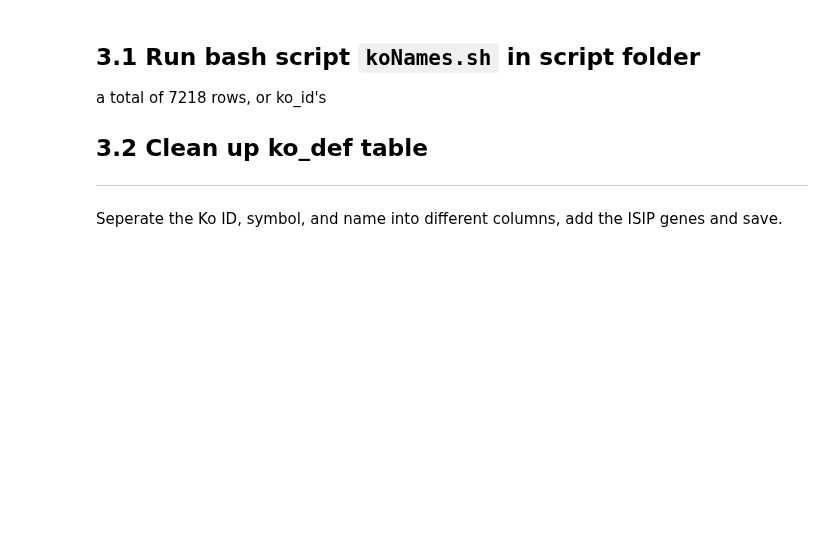
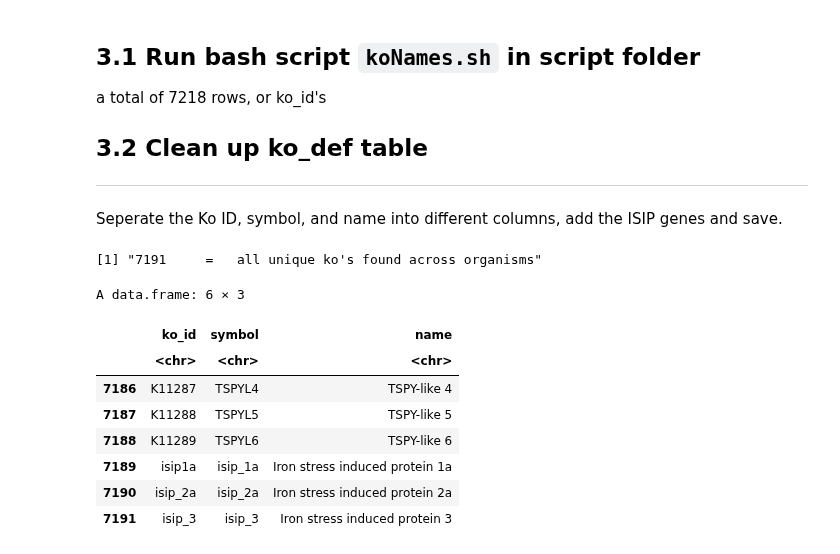
Before and after one commit to CohenLabUGA/SAB_isolates, a Jupyter notebook: jupyter_notebooks/Kegg_annotations.ipynb, the cells around one changed output. Cells and saved outputs as stored; diff of their text form; code cells hidden in the pictures; blank space fills up the shorter version.

Commit message:
running through kegg

```diff
--- a/jupyter_notebooks/Kegg_annotations.ipynb
+++ b/jupyter_notebooks/Kegg_annotations.ipynb
@@ -278,17 +286,28 @@ Seperate the Ko ID, symbol, and name into different columns, add the ISIP genes
 # %%
 #read in table with name and symbol matches to kegg ko's
 #make tidy
-ko_def <- read.delim("../kegg_names/ko_pathways.txt", head=F,sep = ";")
+ko_def <- read.delim("../expression_analysis/kegg_files/ko_pathways.txt", head=F,sep = ";")
 id <- str_extract(ko_def$V1,'K[[:digit:]]*')
 sym <- str_remove(ko_def$V1, 'ko:K[[:digit:]]*')
 ko_def <- data.frame(ko_id = id, symbol=sym, name=ko_def$V2)
-isip=data.frame(ko_id=c('isip1a','isip_2a','isip_3'),
+isip=data.frame(ko_id=c('isip_1a','isip_2a','isip_3'),
                 symbol=c('isip_1a','isip_2a','isip_3'),
                 name=c('Iron stress induced protein 1a',
                        'Iron stress induced protein 2a', 'Iron stress induced protein 3'))
 ko_def=bind_rows(ko_def, isip)
 print(paste(nrow(ko_def), "    =   all unique ko's found across organisms"))
-write.csv(ko_def,'../kegg_names/ko_def.csv', row.names=F)
+write.csv(ko_def,'../expression_analysis/kegg_files/ko_def.csv', row.names=F)
 tail(ko_def)
+# %% [output]
+[1] "7191     =   all unique ko's found across organisms"
+A data.frame: 6 × 3
+|  | ko_id | symbol | name |
+|  | <chr> | <chr> | <chr> |
+| 7186 | K11287 | TSPYL4 | TSPY-like 4 |
+| 7187 | K11288 | TSPYL5 | TSPY-like 5 |
+| 7188 | K11289 | TSPYL6 | TSPY-like 6 |
+| 7189 | isip1a | isip_1a | Iron stress induced protein 1a |
+| 7190 | isip_2a | isip_2a | Iron stress induced protein 2a |
+| 7191 | isip_3 | isip_3 | Iron stress induced protein 3 |
 # %% [markdown]
 # Using Kegg api for Kegg annotations
```
Also changed, not shown: parts of 21 cells of this notebook, 35 other files.
